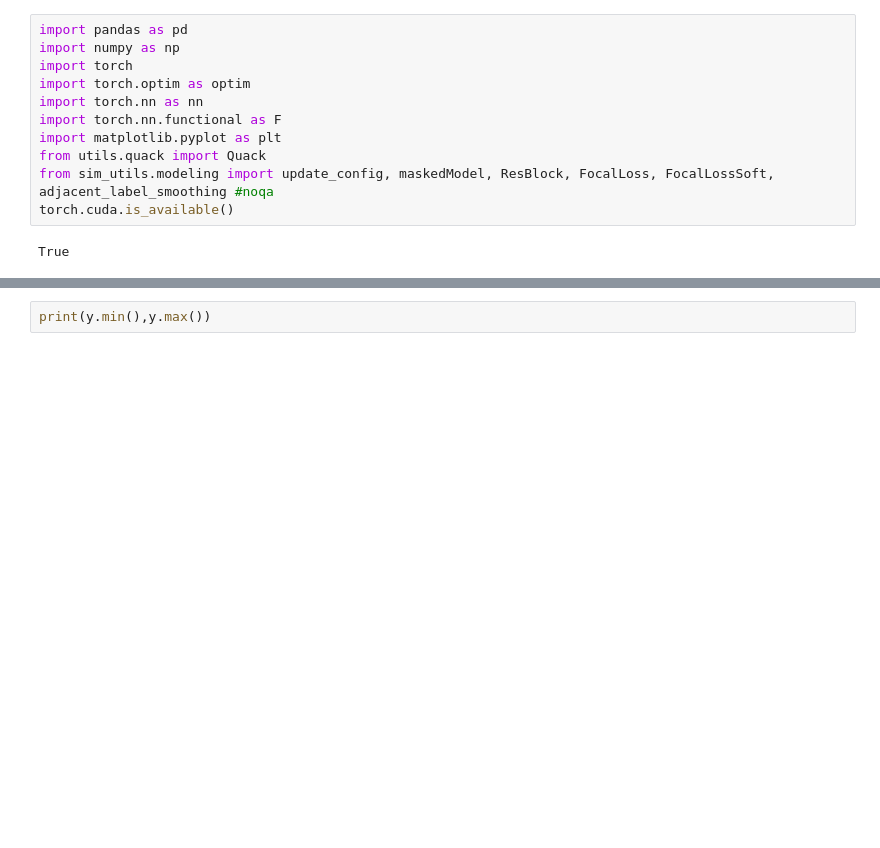
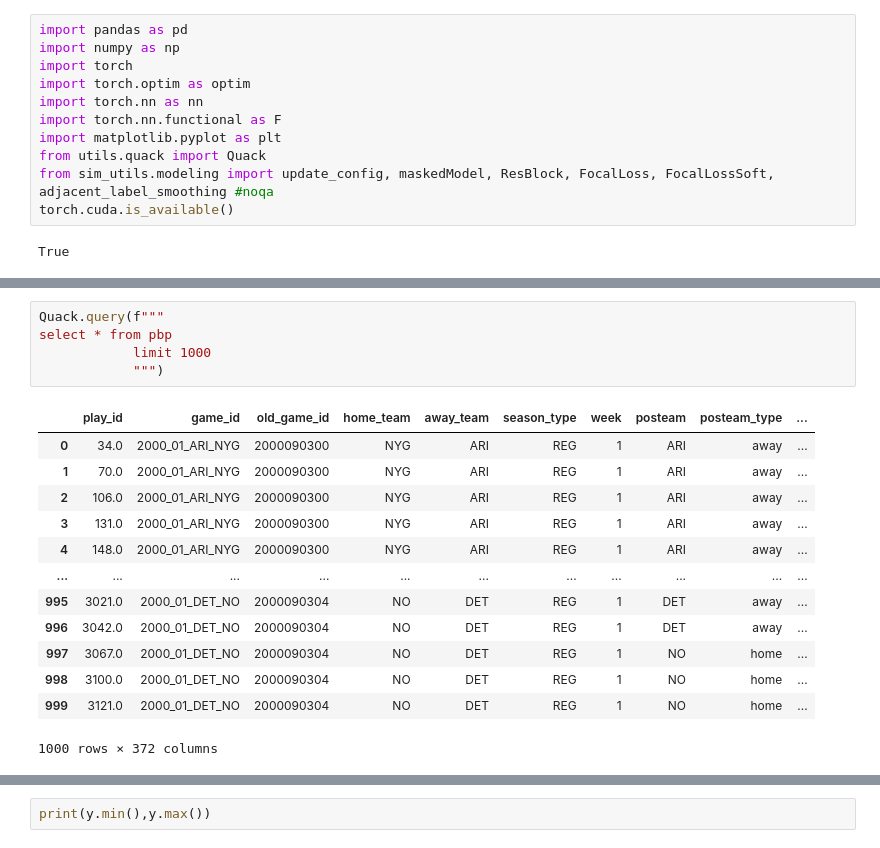
Before and after one commit to sharedw/NFL_sim, a Jupyter notebook: notebooks/train_models/pass_yard_model.ipynb, the cells around one changed output, grey strips where cells are left out. Cells and saved outputs as stored; diff of their text form; blank space fills up the shorter version.

```diff
--- a/notebooks/train_models/pass_yard_model.ipynb
+++ b/notebooks/train_models/pass_yard_model.ipynb
@@ -80,2 +112,21 @@ x_cols = game_context_cols + [
+# %%
+Quack.query(f"""
+select * from pbp
+			limit 1000
+			""")
+# %% [output]
+|  | play_id | game_id | old_game_id | home_team | away_team | season_type | week | posteam | posteam_type | ... |
+| 0 | 34.0 | 2000_01_ARI_NYG | 2000090300 | NYG | ARI | REG | 1 | ARI | away | ... |
+| 1 | 70.0 | 2000_01_ARI_NYG | 2000090300 | NYG | ARI | REG | 1 | ARI | away | ... |
+| 2 | 106.0 | 2000_01_ARI_NYG | 2000090300 | NYG | ARI | REG | 1 | ARI | away | ... |
+| 3 | 131.0 | 2000_01_ARI_NYG | 2000090300 | NYG | ARI | REG | 1 | ARI | away | ... |
+| 4 | 148.0 | 2000_01_ARI_NYG | 2000090300 | NYG | ARI | REG | 1 | ARI | away | ... |
+| ... | ... | ... | ... | ... | ... | ... | ... | ... | ... | ... |
+| 995 | 3021.0 | 2000_01_DET_NO | 2000090304 | NO | DET | REG | 1 | DET | away | ... |
+| 996 | 3042.0 | 2000_01_DET_NO | 2000090304 | NO | DET | REG | 1 | DET | away | ... |
+| 997 | 3067.0 | 2000_01_DET_NO | 2000090304 | NO | DET | REG | 1 | NO | home | ... |
+| 998 | 3100.0 | 2000_01_DET_NO | 2000090304 | NO | DET | REG | 1 | NO | home | ... |
+| 999 | 3121.0 | 2000_01_DET_NO | 2000090304 | NO | DET | REG | 1 | NO | home | ... |
+1000 rows × 372 columns
 # %%
 passes = Quack.query(f"""
```
Also changed, not shown: parts of 9 cells of this notebook.
